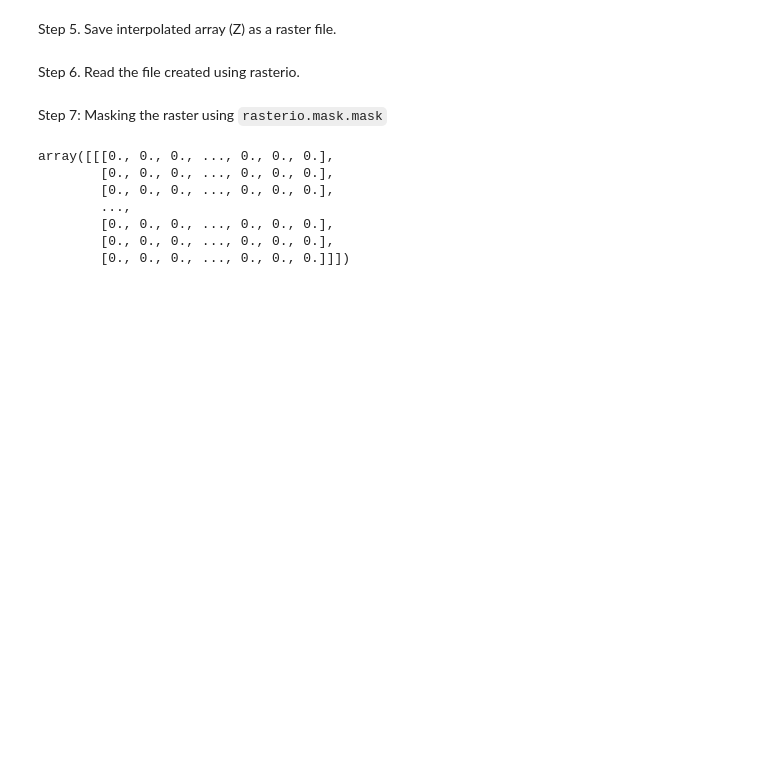
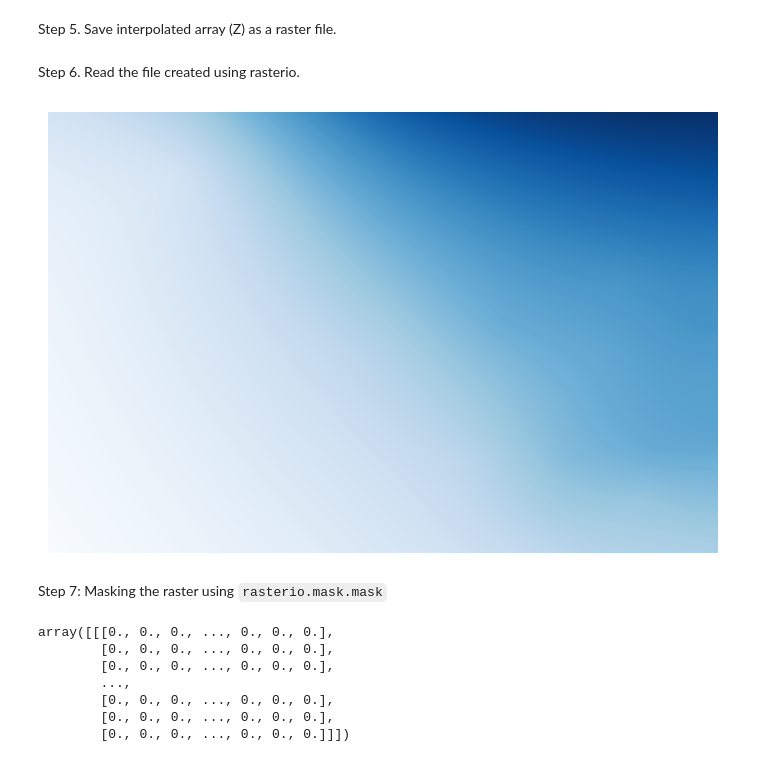
Before and after one commit to Cristiano2132/tutorial_spatial_data, a Jupyter notebook: tutorial_geodata.ipynb, the cells around one changed output. Saved outputs shown, nothing was run; the diff lists cells and outputs as text; code cells hidden in the pictures; blank space fills up the shorter version.

```diff
--- a/tutorial_geodata.ipynb
+++ b/tutorial_geodata.ipynb
@@ -359,6 +359,9 @@ Step 6. Read the file created using rasterio.
 # %%
 # Open raster
 raster_interpolated = rasterio.open(file_path)
+plot_raster_band(raster_interpolated.read(1), cmap='Blues')
+# %% [output]
+[figure, added]
 # %%
 # Create copy of test dataset
 gdf_precipitation_copy = gdf_precipitation.copy()
```
Also changed, not shown: parts of 3 cells of this notebook.
